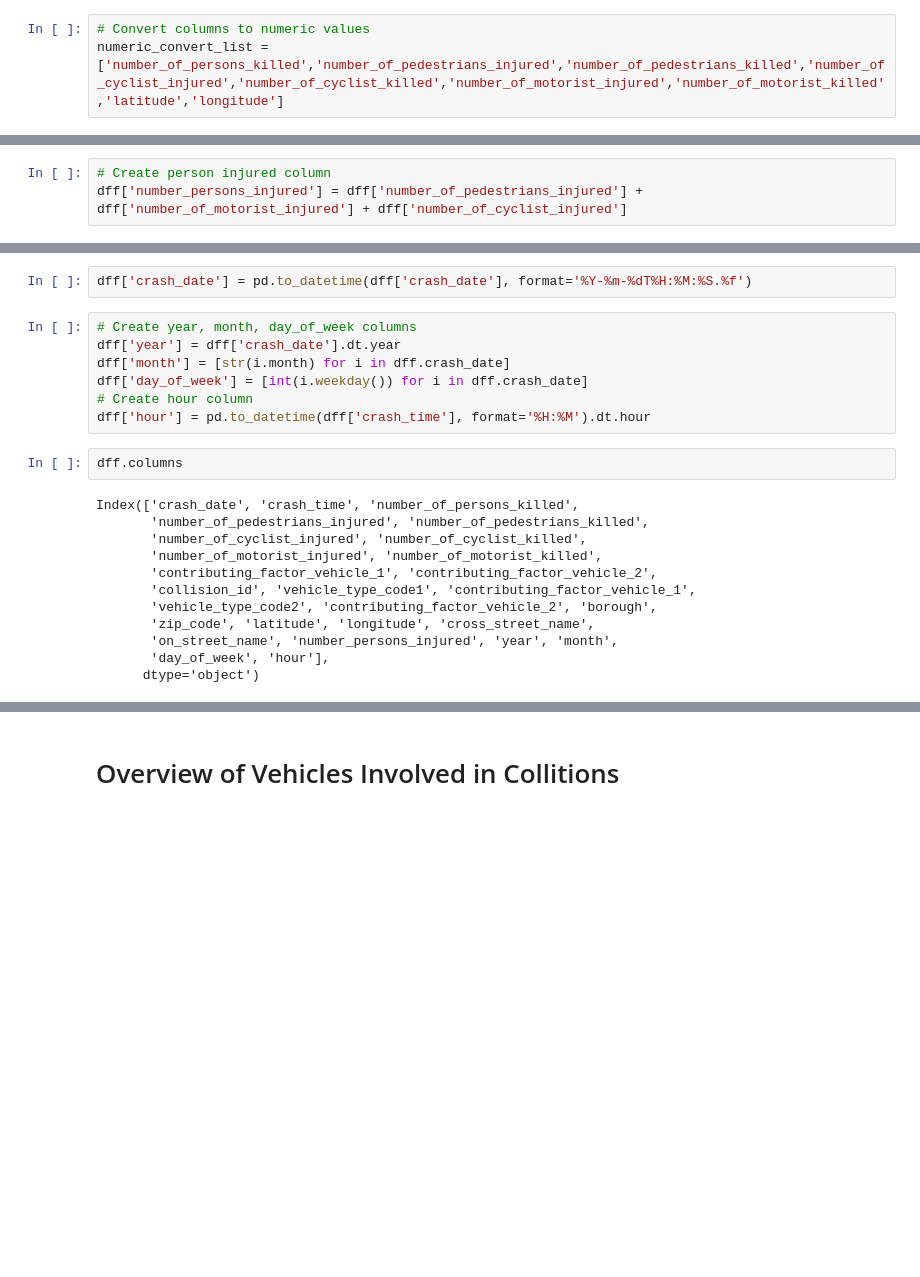
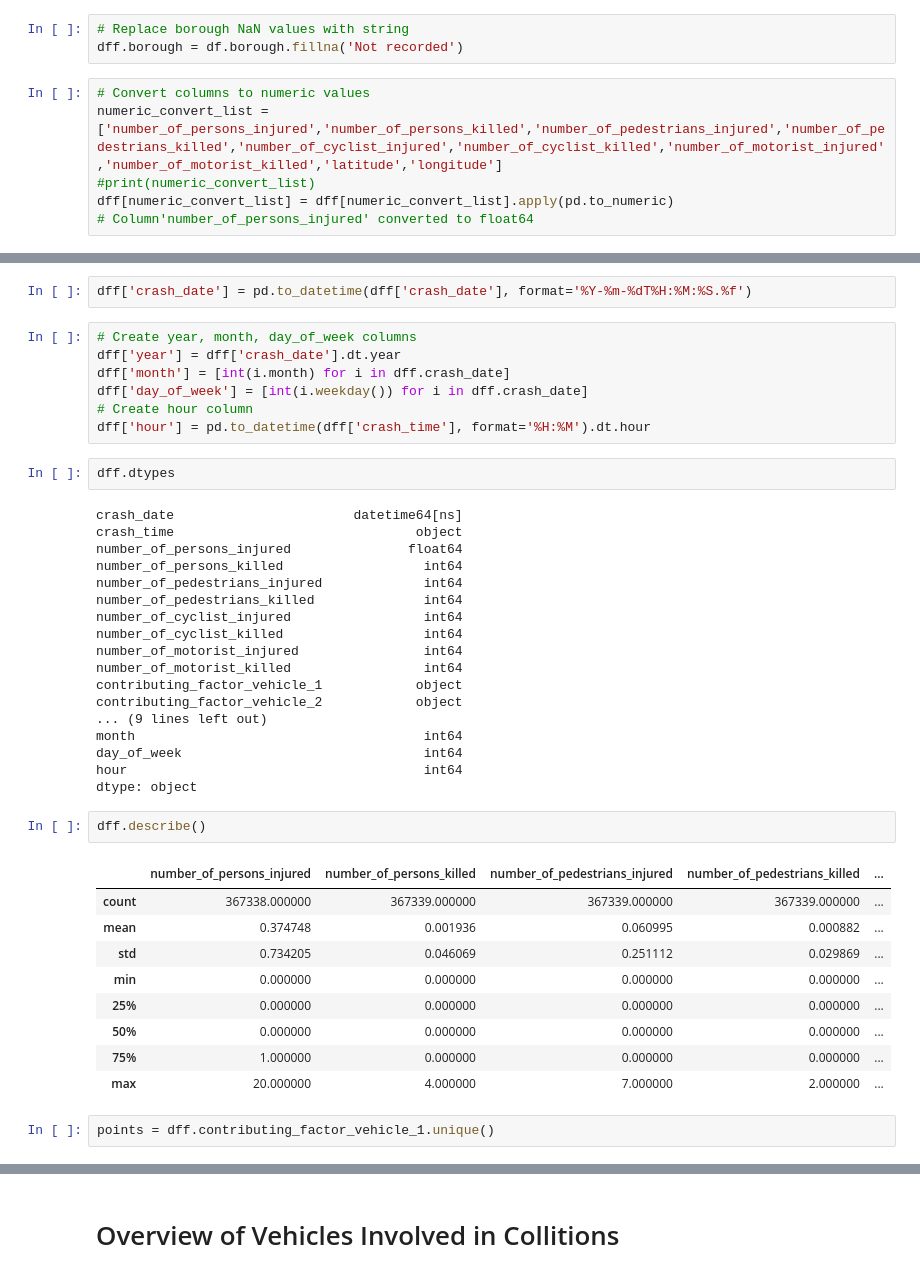
Before and after one commit to JorgeGranda72/OpenNycProject, a Jupyter notebook: Vehicle_collision_notebook.ipynb, the cells around one changed output, grey strips where cells are left out. Saved outputs shown, nothing was run; the diff lists cells and outputs as text; blank space fills up the shorter version.

Commit message:
replacing missing values

```diff
--- a/Vehicle_collision_notebook.ipynb
+++ b/Vehicle_collision_notebook.ipynb
@@ -87,3 +111,9 @@ dff = dff[['crash_date', 'crash_time', 'number_of_persons_killed', 'number_of_pe
+# %%
+# Replace borough NaN values with string
+dff.borough = df.borough.fillna('Not recorded')
 # %%
 # Convert columns to numeric values
-numeric_convert_list = ['number_of_persons_killed','number_of_pedestrians_injured','number_of_pedestrians_killed','number_of_cyclist_injured','number_of_cyclist_killed','number_of_motorist_injured','number_of_motorist_killed','latitude','longitude']
+numeric_convert_list = ['number_of_persons_injured','number_of_persons_killed','number_of_pedestrians_injured','number_of_pedestrians_killed','number_of_cyclist_injured','number_of_cyclist_killed','number_of_motorist_injured','number_of_motorist_killed','latitude','longitude']
+#print(numeric_convert_list)
+dff[numeric_convert_list] = dff[numeric_convert_list].apply(pd.to_numeric)
+# Column'number_of_persons_injured' converted to float64
@@ -116,6 +120,3 @@ memory usage: 64.5+ MB
-# %%
-# Create person injured column
-dff['number_persons_injured'] = dff['number_of_pedestrians_injured'] + dff['number_of_motorist_injured'] + dff['number_of_cyclist_injured']
 # %% [markdown]
 The crash_date columns currently contains string values
 # %%
@@ -129,21 +130,41 @@ dff['crash_date'] = pd.to_datetime(dff['crash_date'], format='%Y-%m-%dT%H:%M:%S.
 # %%
 # Create year, month, day_of_week columns
 dff['year'] = dff['crash_date'].dt.year
-dff['month'] = [str(i.month) for i in dff.crash_date]
+dff['month'] = [int(i.month) for i in dff.crash_date]
 dff['day_of_week'] = [int(i.weekday()) for i in dff.crash_date]
 # Create hour column
 dff['hour'] = pd.to_datetime(dff['crash_time'], format='%H:%M').dt.hour
 # %%
-dff.columns
+dff.dtypes
 # %% [output]
-Index(['crash_date', 'crash_time', 'number_of_persons_killed',
-       'number_of_pedestrians_injured', 'number_of_pedestrians_killed',
-       'number_of_cyclist_injured', 'number_of_cyclist_killed',
-       'number_of_motorist_injured', 'number_of_motorist_killed',
-       'contributing_factor_vehicle_1', 'contributing_factor_vehicle_2',
-       'collision_id', 'vehicle_type_code1', 'contributing_factor_vehicle_1',
-       'vehicle_type_code2', 'contributing_factor_vehicle_2', 'borough',
-       'zip_code', 'latitude', 'longitude', 'cross_street_name',
-       'on_street_name', 'number_persons_injured', 'year', 'month',
-       'day_of_week', 'hour'],
-      dtype='object')
+crash_date                       datetime64[ns]
+crash_time                               object
+number_of_persons_injured               float64
+number_of_persons_killed                  int64
+number_of_pedestrians_injured             int64
+number_of_pedestrians_killed              int64
+number_of_cyclist_injured                 int64
+number_of_cyclist_killed                  int64
+number_of_motorist_injured                int64
+number_of_motorist_killed                 int64
+contributing_factor_vehicle_1            object
+contributing_factor_vehicle_2            object
+... (9 lines left out)
+month                                     int64
+day_of_week                               int64
+hour                                      int64
+dtype: object
+# %%
+dff.describe()
+# %% [output]
+|  | number_of_persons_injured | number_of_persons_killed | number_of_pedestrians_injured | number_of_pedestrians_killed | ... |
+| count | 367338.000000 | 367339.000000 | 367339.000000 | 367339.000000 | ... |
+| mean | 0.374748 | 0.001936 | 0.060995 | 0.000882 | ... |
+| std | 0.734205 | 0.046069 | 0.251112 | 0.029869 | ... |
+| min | 0.000000 | 0.000000 | 0.000000 | 0.000000 | ... |
+| 25% | 0.000000 | 0.000000 | 0.000000 | 0.000000 | ... |
+| 50% | 0.000000 | 0.000000 | 0.000000 | 0.000000 | ... |
+| 75% | 1.000000 | 0.000000 | 0.000000 | 0.000000 | ... |
+| max | 20.000000 | 4.000000 | 7.000000 | 2.000000 | ... |
+# %%
+points = dff.contributing_factor_vehicle_1.unique()
```
Also changed, not shown: parts of 40 cells of this notebook.
